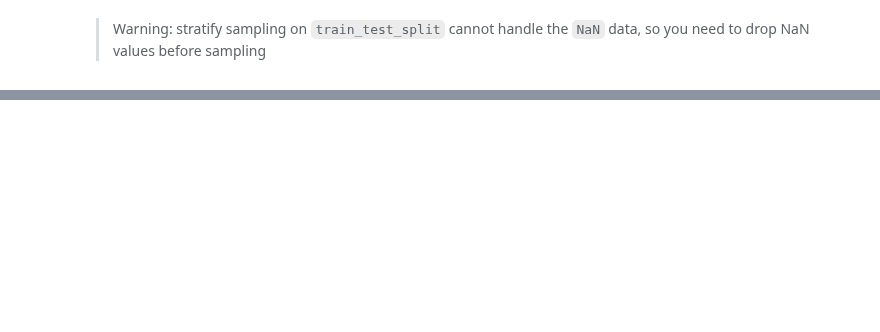
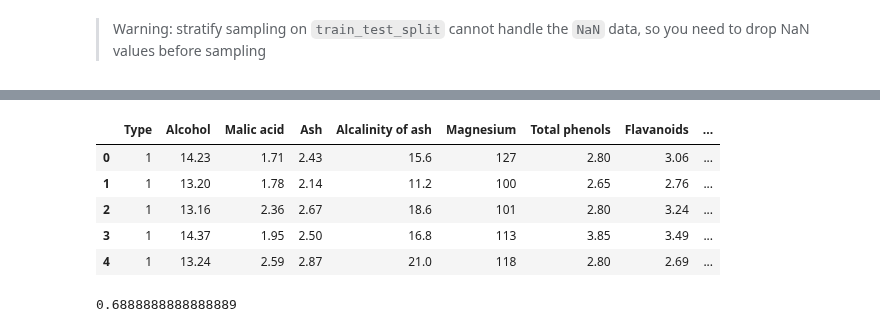
Before and after one commit to yeisonmontoya1815/Course-Machine-Learning-Python, a Jupyter notebook: 13. Preprocessing for ML Python/13. Preprocessing_ML_Python.ipynb, the cells around one changed output, grey strips where cells are left out. Saved outputs shown, nothing was run; the diff lists cells and outputs as text; code cells hidden in the pictures; blank space fills up the shorter version.

```diff
--- a/13. Preprocessing for ML Python/13. Preprocessing_ML_Python.ipynb
+++ b/13. Preprocessing for ML Python/13. Preprocessing_ML_Python.ipynb
@@ -179,0 +215,10 @@ Name: category_desc, dtype: int64
+# %%
+wine = pd.read_csv('wine_types.csv')
+wine.head()
+# %% [output]
+|  | Type | Alcohol | Malic acid | Ash | Alcalinity of ash | Magnesium | Total phenols | Flavanoids | ... |
+| 0 | 1 | 14.23 | 1.71 | 2.43 | 15.6 | 127 | 2.80 | 3.06 | ... |
+| 1 | 1 | 13.20 | 1.78 | 2.14 | 11.2 | 100 | 2.65 | 2.76 | ... |
+| 2 | 1 | 13.16 | 2.36 | 2.67 | 18.6 | 101 | 2.80 | 3.24 | ... |
+| 3 | 1 | 14.37 | 1.95 | 2.50 | 16.8 | 113 | 3.85 | 3.49 | ... |
+| 4 | 1 | 13.24 | 2.59 | 2.87 | 21.0 | 118 | 2.80 | 2.69 | ... |
@@ -179,0 +231,13 @@ Name: category_desc, dtype: int64
+# %%
+# Split the dataset into training and test sets
+X_train, X_test, y_train, y_test = train_test_split(X,y, stratify=y, random_state=42)
+
+knn = KNeighborsClassifier()
+
+# Fit the knn model to the training data
+knn.fit(X_train, y_train)
+
+# Score the model on the test data
+print(knn.score(X_test, y_test))
+# %% [output]
+0.6888888888888889
```
Also changed, not shown: parts of 51 cells of this notebook, 1 other file.
